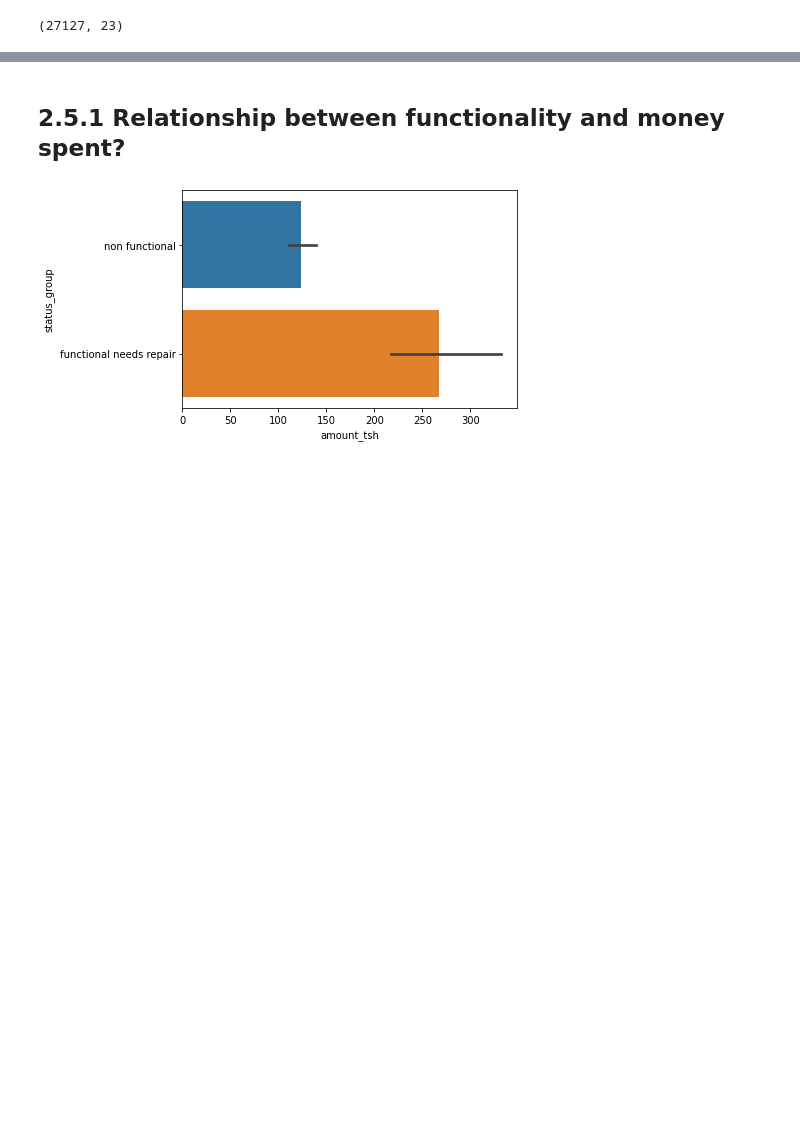
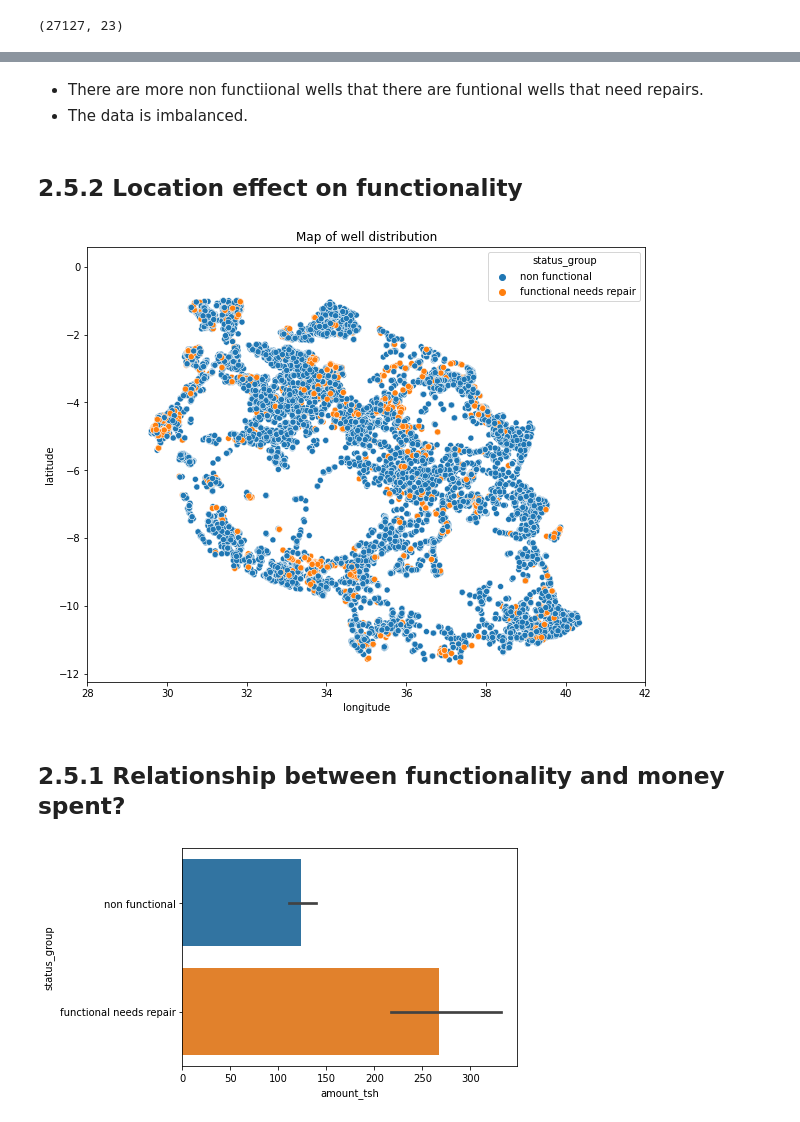
Before and after one commit to MercyNgila/Tanzanian-Water-Pump-Status, a Jupyter notebook: Pump It Up Notebook.ipynb, the cells around one changed output, grey strips where cells are left out. Cells and saved outputs as stored; diff of their text form; code cells hidden in the pictures; blank space fills up the shorter version.

```diff
--- a/Pump It Up Notebook.ipynb
+++ b/Pump It Up Notebook.ipynb
@@ -857,3 +862,17 @@ Answer a few questions:
+# %% [markdown]
+- There are more non functiional wells that there are funtional wells that need repairs.
+- The data is imbalanced.
+# %% [markdown]
+## 2.5.2 Location effect on functionality
+# %%
+fig, ax = plt.subplots(figsize = (10,8))
+sns.scatterplot(data = train, x = 'longitude', y = 'latitude', hue = 'status_group' )
+ax.set_xlim(28,42)
+ax.set_title('Map of well distribution')
+ax.set_xlabel('longitude')
+ax.set_ylabel('latitude');
+# %% [output]
+[figure, added]
 # %% [markdown]
 ## 2.5.1 Relationship between functionality and money spent?
 # %%
```
Also changed, not shown: parts of 4 cells of this notebook.
